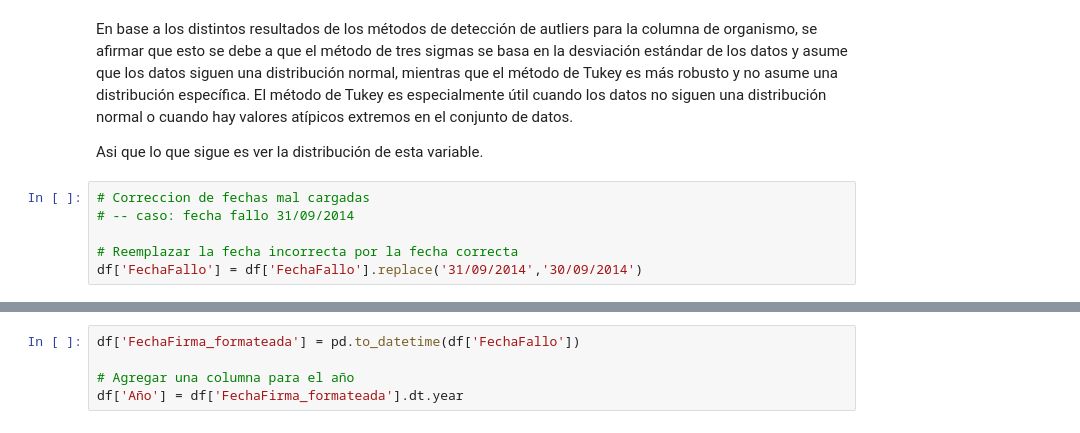
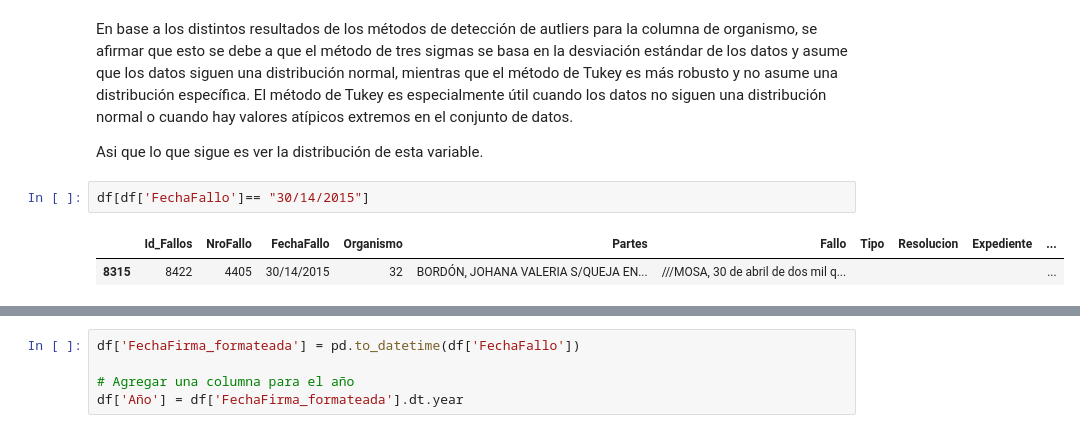
Before and after one commit to melodiromero/juris_etl_eda, a Jupyter notebook: EDA/eda_fallos.ipynb, the cells around one changed output, grey strips where cells are left out. Cells and saved outputs as stored; diff of their text form.

```diff
--- a/EDA/eda_fallos.ipynb
+++ b/EDA/eda_fallos.ipynb
@@ -236,9 +224,8 @@ outliers
 En base a los distintos resultados de los métodos de detección de autliers para la columna de organismo, se afirmar que esto se debe a que el método de tres sigmas se basa en la desviación estándar de los datos y asume que los datos siguen una distribución normal, mientras que el método de Tukey es más robusto y no asume una distribución específica. El método de Tukey es especialmente útil cuando los datos no siguen una distribución normal o cuando hay valores atípicos extremos en el conjunto de datos.
 
 Asi que lo que sigue es ver la distribución de esta variable.
-# %%
-# Correccion de fechas mal cargadas
-# -- caso: fecha fallo 31/09/2014
-
-# Reemplazar la fecha incorrecta por la fecha correcta
-df['FechaFallo'] = df['FechaFallo'].replace('31/09/2014','30/09/2014')
+# %%
+df[df['FechaFallo']== "30/14/2015"]
+# %% [output]
+|  | Id_Fallos | NroFallo | FechaFallo | Organismo | Partes | Fallo | Tipo | Resolucion | Expediente | ... |
+| 8315 | 8422 | 4405 | 30/14/2015 | 32 | BORDÓN, JOHANA VALERIA S/QUEJA EN... | ///MOSA, 30 de abril de dos mil q... |  |  |  | ... |
```
Also changed, not shown: parts of 14 cells of this notebook, 2 other files.
